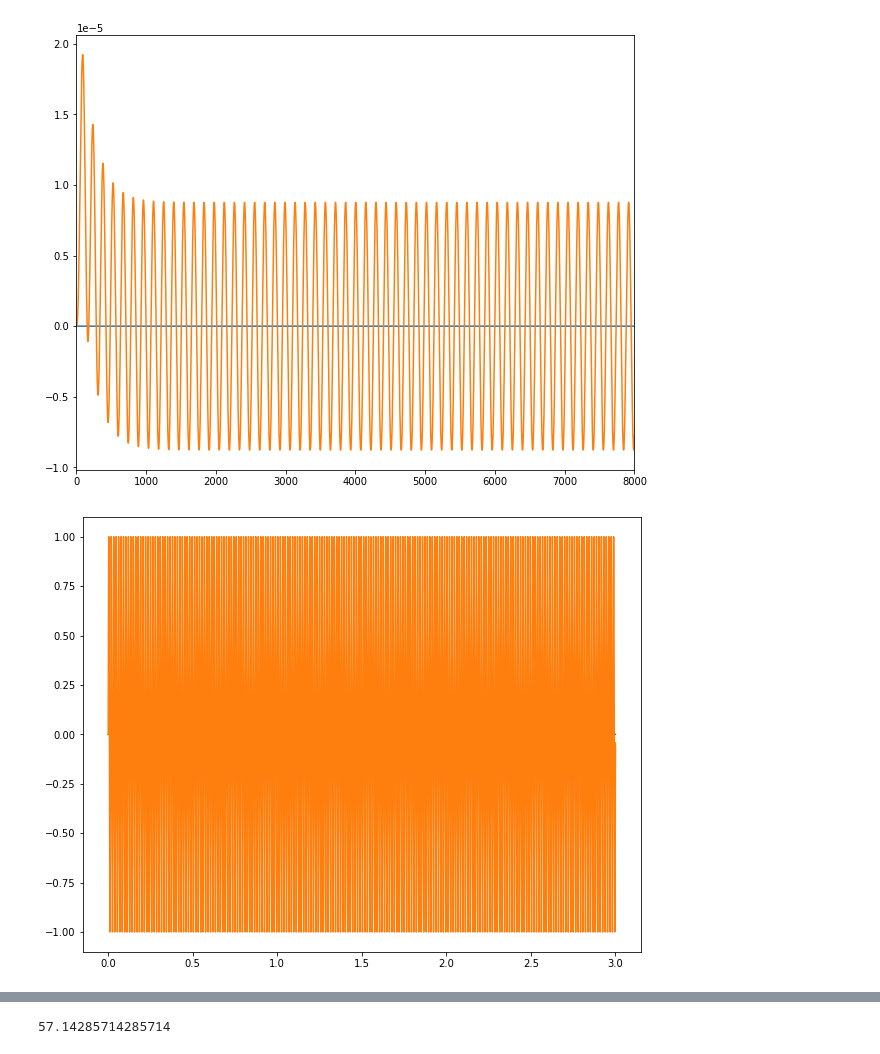
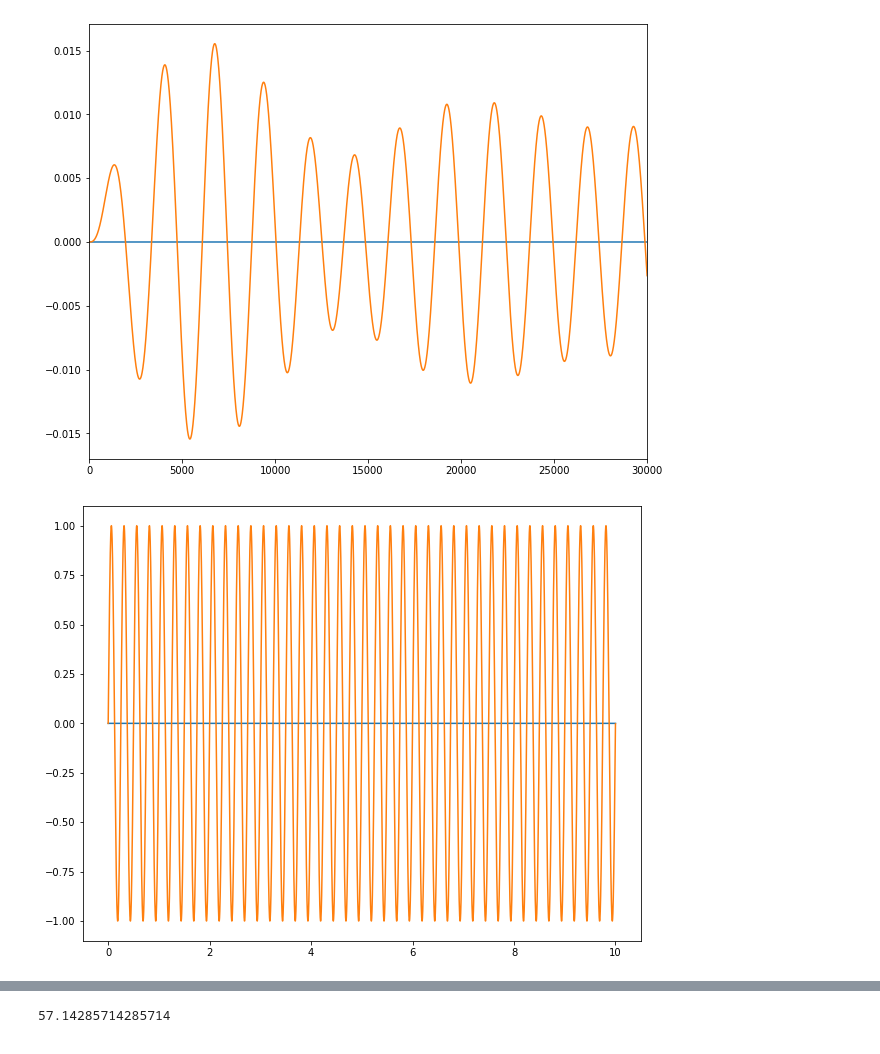
Before and after one commit to felipeangelimvieira/seal_parameter_identification, a Jupyter notebook: draft-notebooks/simulation-2.0.ipynb, the cells around one changed output, grey strips where cells are left out. Saved outputs shown, nothing was run; the diff lists cells and outputs as text; code cells hidden in the pictures.

```diff
--- a/draft-notebooks/simulation-2.0.ipynb
+++ b/draft-notebooks/simulation-2.0.ipynb
@@ -43,3 +42,3 @@ KeyboardInterrupt:
 # %%
 data_dir = Path(f"../simulation/data/debug/")
-_df = pd.read_csv(data_dir / Path("excitation_x_freq_69Hz_seal_False.csv"))
+_df = pd.read_csv(data_dir / Path("excitation_x_freq_14Hz_seal_True.csv"))
@@ -46,23 +69,23 @@ _df = pd.read_csv(data_dir / Path("excitation_x_freq_69Hz_seal_False.csv"))
 # %%
 df = _df[_df.episode == 0]
 #for col in ["fx", "fy", "ax", "ay"]:
 #    df[col] -= df[col].mean()
 plt.figure(figsize=(10,8))
 plt.plot(df["ay"])
 #plt.plot(df["t"], df["by"])
 plt.plot(df["ax"])
-plt.xlim(0, 8000)
+plt.xlim((0, 30000))
 plt.show()
 
 plt.figure(figsize=(10,8))
 plt.plot(df["t"], df["f_ay"])
 plt.plot(df["t"], df["f_ax"])
 plt.show()
 
 plt.figure(figsize=(10,8))
 plt.plot(df["t"], df["fy"])
 plt.plot(df["t"], df["fx"])
 plt.show()
 # %% [output]
-[figure, old version]
+[figure, new version]
-[figure, old version]
+[figure, new version]
```
Also changed, not shown: parts of 7 cells of this notebook, 7 other files.
